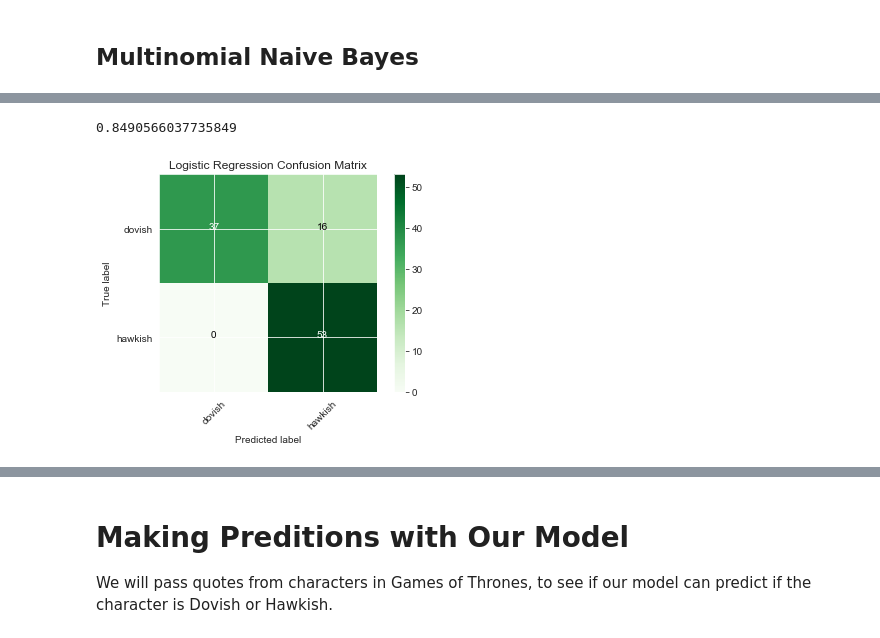
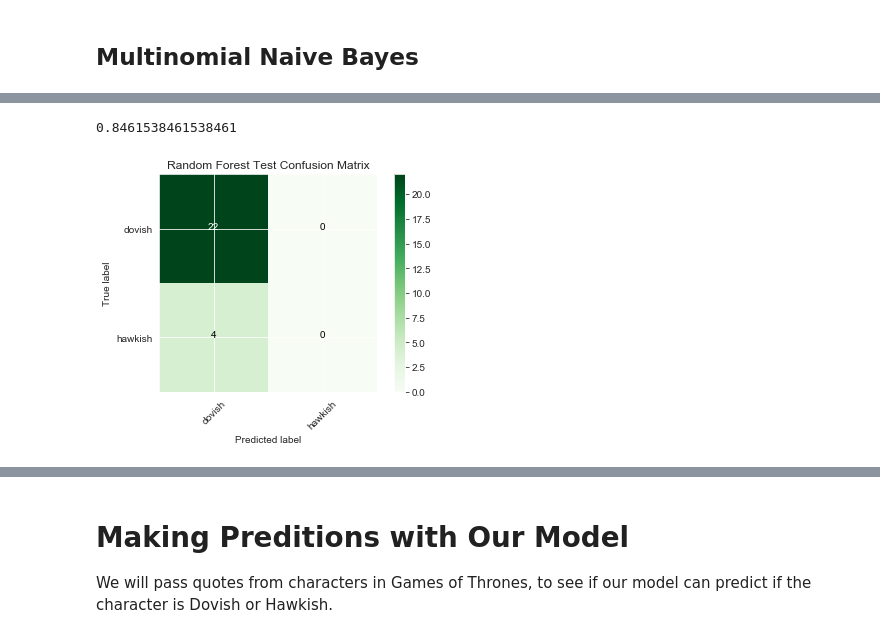
Before and after one commit to MarcSchneider71/Mod-3-Project--FOMC-Classfier-NLP, a Jupyter notebook: ModelwithPredicationsandGraphs.ipynb, the cells around one changed output, grey strips where cells are left out. Cells and saved outputs as stored; diff of their text form; code cells hidden in the pictures.

```diff
--- a/ModelwithPredicationsandGraphs.ipynb
+++ b/ModelwithPredicationsandGraphs.ipynb
@@ -389,4 +483,4 @@ rf_model_resampled = RandomForestClassifier(min_samples_split= 25).fit(X_resampl
 # %%
-rf_all_predictions_resampled = rf_model_resampled.predict(X_resampled_Cat)
+rf_all_predictions_resampled = rf_model_resampled.predict(X_test)
 print(rf_all_predictions_resampled)
 # %% [output]
@@ -424,12 +506,12 @@ rf_model_resampled.score(X_resampled_Cat, y_resampled_Cat)
 # %%
-cf1 = confusion_matrix(y_resampled_Cat, rf_all_predictions_resampled)
+cf1 = confusion_matrix(y_test, rf_all_predictions_resampled)
 plt.imshow(cf1, cmap=plt.cm.Greens)
 
-plt.title('Random Forest Confusion Matrix')
+plt.title('Random Forest Test Confusion Matrix')
 plt.ylabel('True label')
 plt.xlabel('Predicted label')
 
-class_names = set(y_resampled_Cat)
+class_names = set(y_test)
 tick_marks = np.arange(len(class_names))
 plt.xticks(tick_marks, class_names, rotation=45)
 plt.yticks(tick_marks, class_names)
@@ -490,4 +531,4 @@ AUC: 0.9982200071199715
 # %%
 from sklearn.linear_model import LogisticRegression
 # %%
-lr_model_resampled = LogisticRegression().fit(X_resampled_Cat,y_resampled_Cat)
+lr_model_resampled = LogisticRegression().fit(X_train,y_train)
@@ -494,4 +609,4 @@ lr_model_resampled = LogisticRegression().fit(X_resampled_Cat,y_resampled_Cat)
 # %%
-lr_all_predictions_resampled = lr_model_resampled.predict(X_resampled_Cat)
+lr_all_predictions_resampled = lr_model_resampled.predict(X_test)
 print(lr_all_predictions_resampled)
 # %% [output]
@@ -525,27 +628,27 @@ weighted avg       0.88      0.85      0.85       106
 # %%
-lr_model_resampled.score(X_resampled_Cat, y_resampled_Cat)
+lr_model_resampled.score(X_test, y_test)
 # %% [output]
-0.8490566037735849
+0.8461538461538461
 # %%
-cf1 = confusion_matrix(y_resampled_Cat, lr_all_predictions_resampled)
+cf1 = confusion_matrix(y_test, lr_all_predictions_resampled)
 plt.imshow(cf1, cmap=plt.cm.Greens)
 
-plt.title('Logistic Regression Confusion Matrix')
+plt.title('Random Forest Test Confusion Matrix')
 plt.ylabel('True label')
 plt.xlabel('Predicted label')
 
-class_names = set(y_resampled_Cat)
+class_names = set(y_test)
 tick_marks = np.arange(len(class_names))
 plt.xticks(tick_marks, class_names, rotation=45)
 plt.yticks(tick_marks, class_names)
 
 thresh = cf1.max() / 2.
 
 for i, j in product(range(cf1.shape[0]), range(cf1.shape[1])):
     plt.text(j, i, cf1[i, j],
          horizontalalignment="center",
          color="white" if cf1[i, j] > thresh else "black")
 
 plt.colorbar();
 # %% [output]
-[figure, old version]
+[figure, new version]
```
Also changed, not shown: parts of 47 cells of this notebook, 1 other file.
